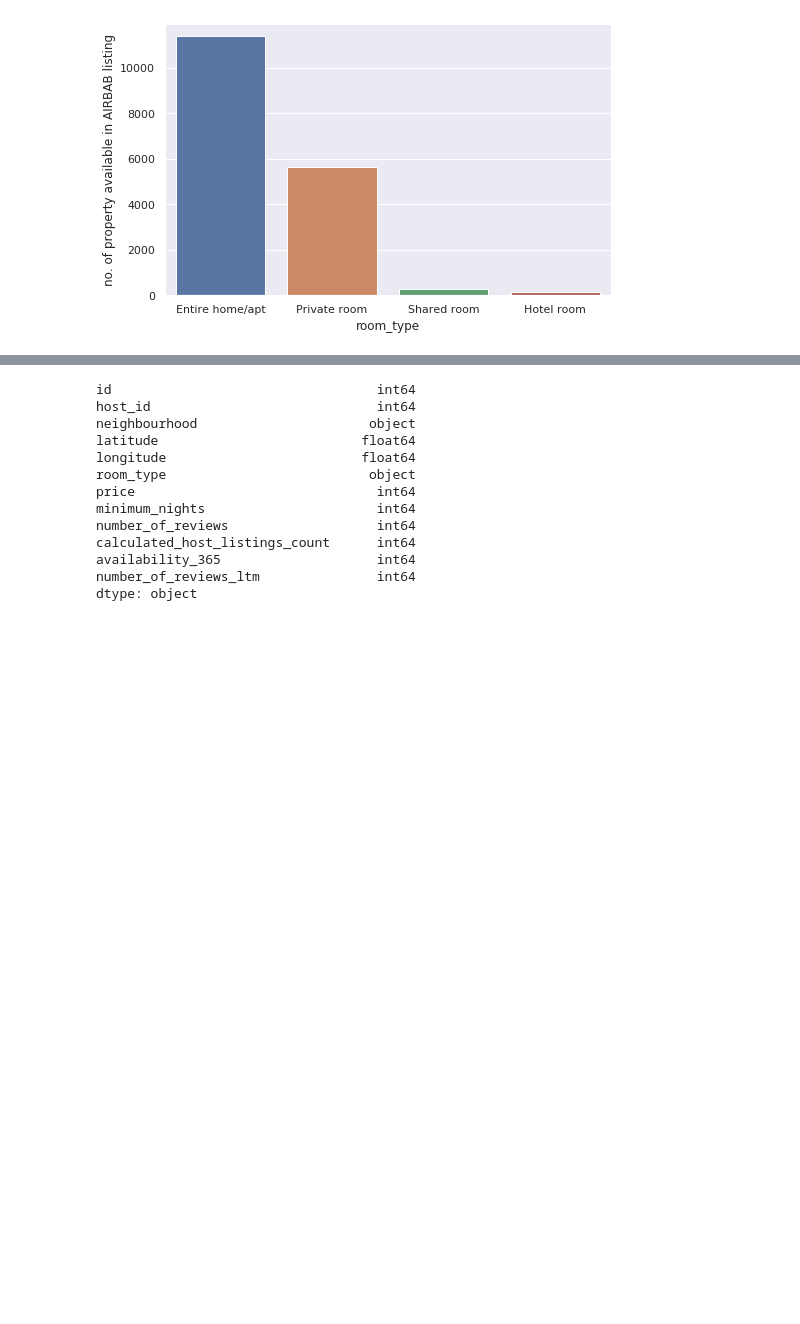
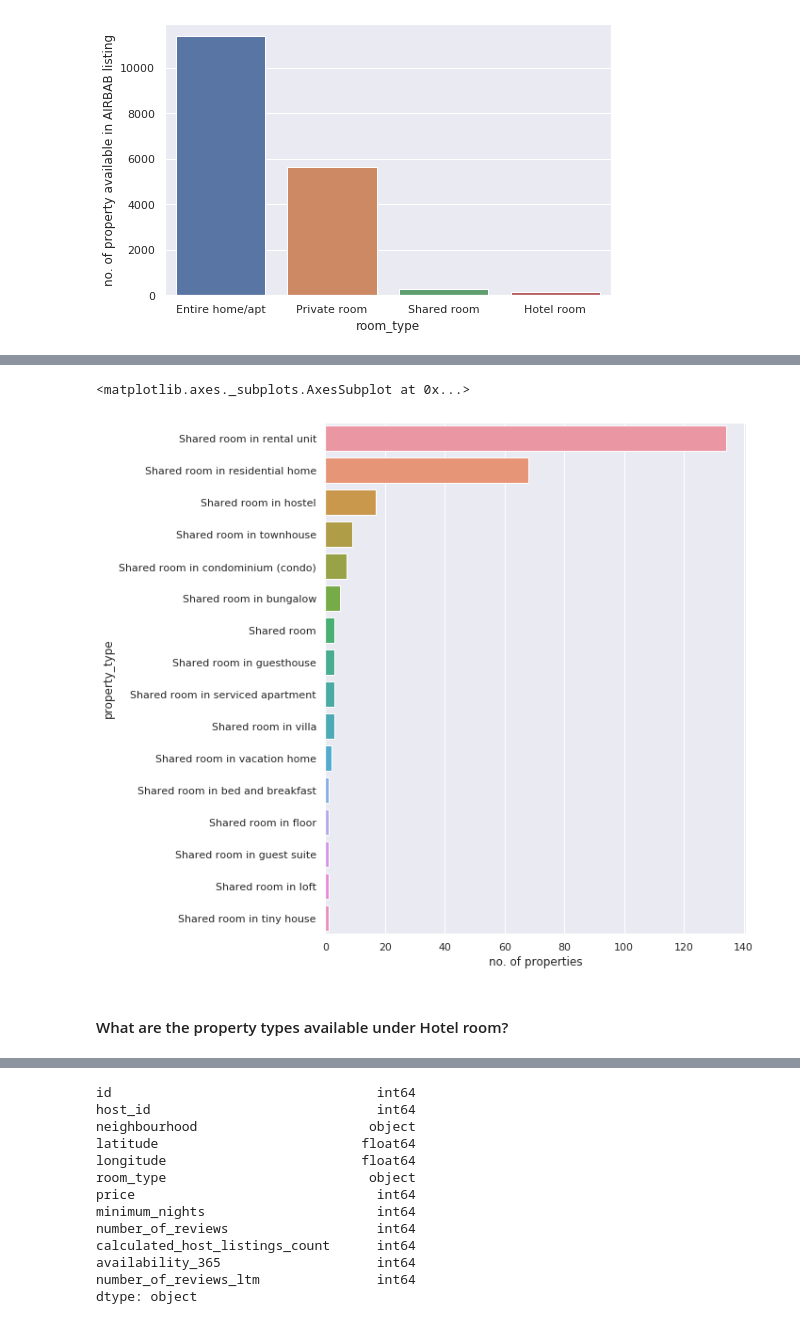
Before and after one commit to Alicia1008/DAtasks, a Jupyter notebook: DA TASK 20220530/AIRBAB.ipynb, the cells around one changed output, grey strips where cells are left out. Drawn from its saved outputs; the diff is of its cells as text; code cells hidden in the pictures; blank space fills up the shorter version.

```diff
--- a/DA TASK 20220530/AIRBAB.ipynb
+++ b/DA TASK 20220530/AIRBAB.ipynb
@@ -154,0 +270,5 @@ sns.barplot(data = df_1,x = 'room_type',y = 'no. of property available in AIRBAB
+# %%
+df_RS=df1[df1['room_type'].str.contains('Shared')]
+df_RS=df_RS.groupby('property_type').size().reset_index(name="no. of properties")
+df_RS=df_RS.sort_values(by='no. of properties',ascending=False)
+df_RS
@@ -154,0 +293,8 @@ sns.barplot(data = df_1,x = 'room_type',y = 'no. of property available in AIRBAB
+# %%
+sns.set(rc={"figure.figsize":(8, 10)})
+sns.barplot(data = df_RS,x = 'no. of properties',y = 'property_type')
+# %% [output]
+<matplotlib.axes._subplots.AxesSubplot at 0x...>
+[figure, added]
+# %% [markdown]
+#### What are the property types available under Hotel room?
```
Also changed, not shown: parts of 19 cells of this notebook.
